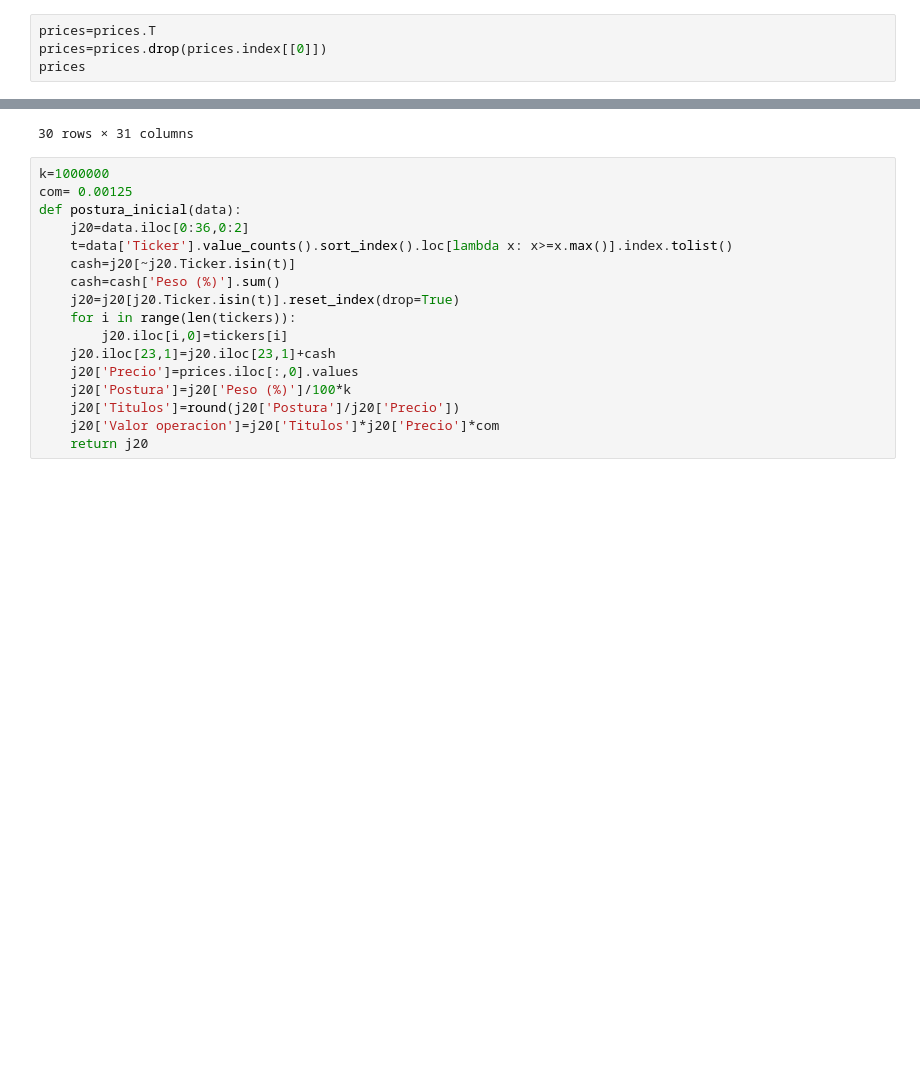
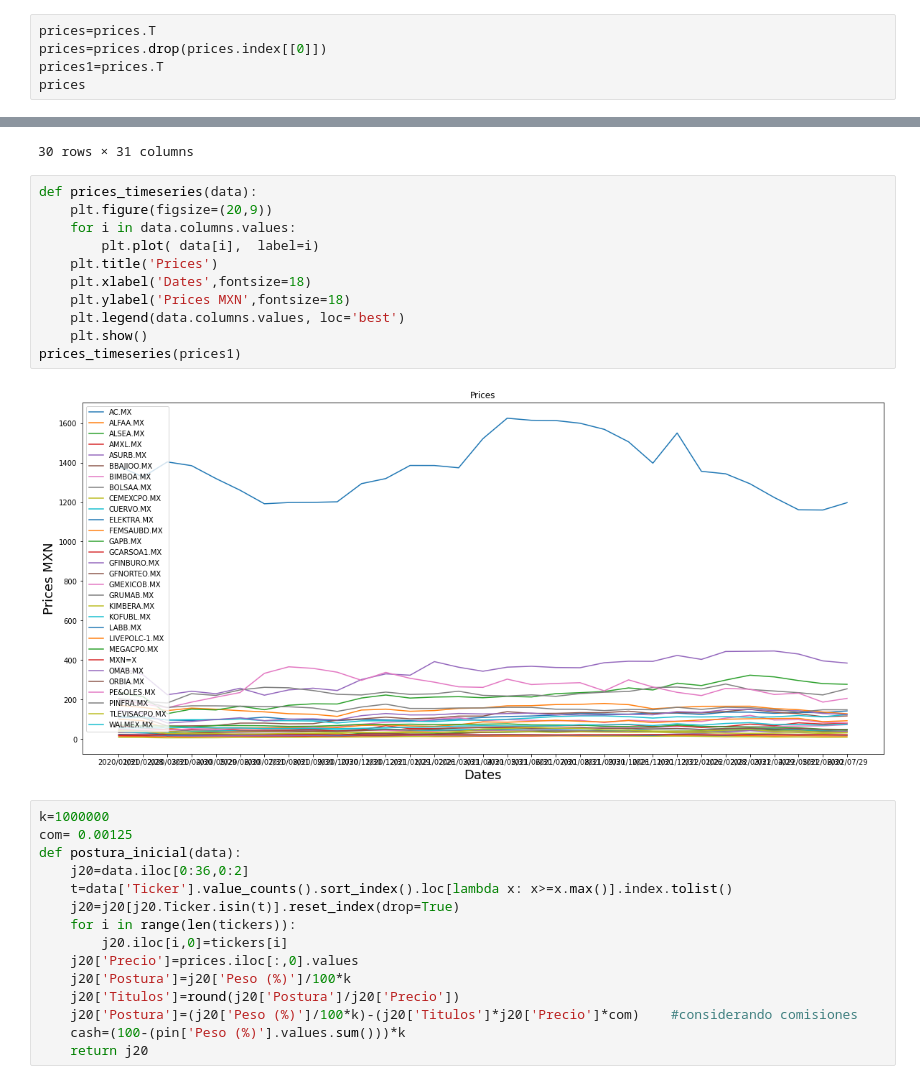
Before and after one commit to FridaHernandezL/Laboratorio1_MyST, a Jupyter notebook: Pasiva_Borrador.ipynb, the cells around one changed output, grey strips where cells are left out. Saved outputs shown, nothing was run; the diff lists cells and outputs as text; blank space fills up the shorter version.

```diff
--- a/Pasiva_Borrador.ipynb
+++ b/Pasiva_Borrador.ipynb
@@ -108,6 +107,7 @@ prices = pd.concat(content).reset_index(drop=True).set_index('Date')
 # %%
 prices=prices.T
 prices=prices.drop(prices.index[[0]])
+prices1=prices.T
 prices
 # %% [output]
 | Date | 2020/01/31 | 2020/02/28 | 2020/03/31 | 2020/04/30 | 2020/05/29 | 2020/06/30 | 2020/07/31 | 2020/08/31 | ... |
@@ -128,22 +128,33 @@ prices
 | TLEVISACPO.MX | 41.965000 | 36.830002 | 27.299999 | 25.610001 | 26.270000 | 24.129999 | 24.900000 | 27.020000 | ... |
 | WALMEX.MX | 55.220001 | 55.200001 | 55.750000 | 57.970001 | 55.349998 | 55.150002 | 52.230000 | 52.529999 | ... |
 30 rows × 31 columns
+# %%
+def prices_timeseries(data):
+    plt.figure(figsize=(20,9))
+    for i in data.columns.values:
+        plt.plot( data[i],  label=i)
+    plt.title('Prices')
+    plt.xlabel('Dates',fontsize=18)
+    plt.ylabel('Prices MXN',fontsize=18)
+    plt.legend(data.columns.values, loc='best')
+    plt.show()
+prices_timeseries(prices1)
+# %% [output]
+[figure, added]
 # %%
 k=1000000
 com= 0.00125
 def postura_inicial(data):
     j20=data.iloc[0:36,0:2]
     t=data['Ticker'].value_counts().sort_index().loc[lambda x: x>=x.max()].index.tolist()
-    cash=j20[~j20.Ticker.isin(t)]
-    cash=cash['Peso (%)'].sum()
     j20=j20[j20.Ticker.isin(t)].reset_index(drop=True)
     for i in range(len(tickers)):
         j20.iloc[i,0]=tickers[i]
-    j20.iloc[23,1]=j20.iloc[23,1]+cash
     j20['Precio']=prices.iloc[:,0].values
     j20['Postura']=j20['Peso (%)']/100*k
     j20['Titulos']=round(j20['Postura']/j20['Precio'])
-    j20['Valor operacion']=j20['Titulos']*j20['Precio']*com
+    j20['Postura']=(j20['Peso (%)']/100*k)-(j20['Titulos']*j20['Precio']*com)    #considerando comisiones
+    cash=(100-(pin['Peso (%)'].values.sum()))*k
     return j20
 # %%
 pin=postura_inicial(data)
```
Also changed, not shown: parts of 9 cells of this notebook, 4 other files.
